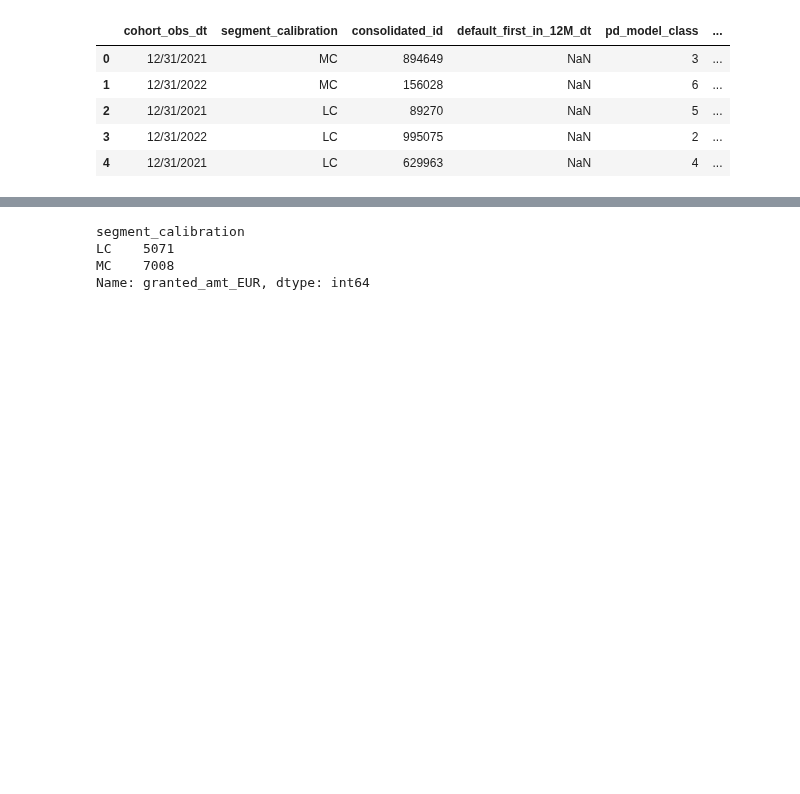
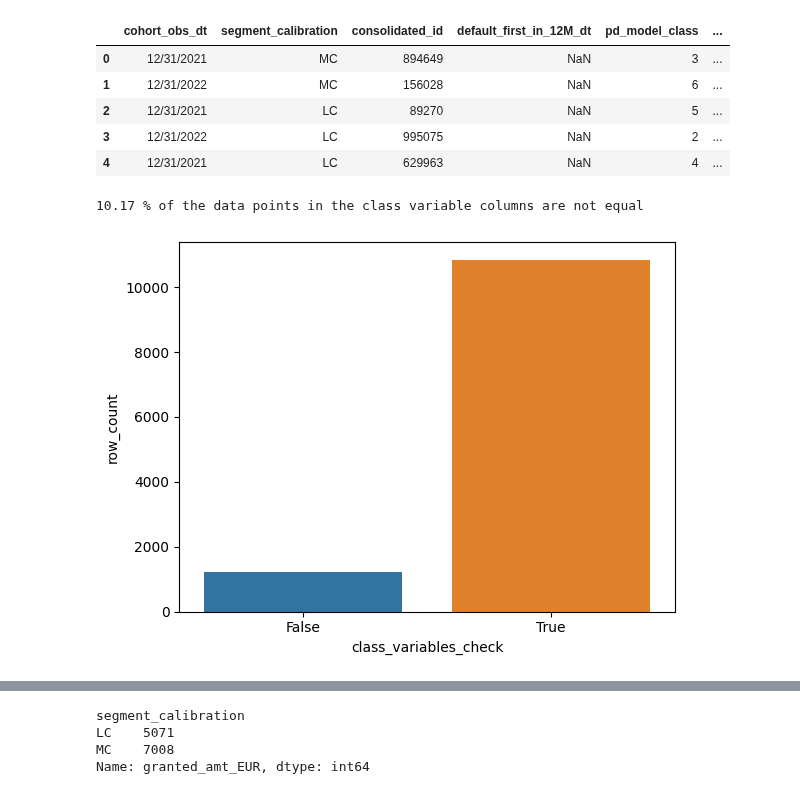
Before and after one commit to slavyolov/Algorithms, a Jupyter notebook: Statistics_assignment.ipynb, the cells around one changed output, grey strips where cells are left out. Drawn from its saved outputs; the diff is of its cells as text; code cells hidden in the pictures; blank space fills up the shorter version.

```diff
--- a/Statistics_assignment.ipynb
+++ b/Statistics_assignment.ipynb
@@ -53,3 +56,18 @@ df.head()
 | 2 | 12/31/2021 | LC | 89270 | NaN | 5 | ... |
 | 3 | 12/31/2022 | LC | 995075 | NaN | 2 | ... |
 | 4 | 12/31/2021 | LC | 629963 | NaN | 4 | ... |
+# %%
+# check pd_model_class and pd_decided_class equality
+df["class_variables_check"] = df["pd_model_class"] == df["pd_decided_class"]
+
+# We have two segments -> Therefore we must implement two homogenity test (1 for LC and 1 for MC)
+counts_model_class = df.groupby(['class_variables_check'])["Validation_sample"].count()
+counts_model_class = counts_model_class.reset_index()
+counts_model_class.columns = ["class_variables_check", "row_count"]
+
+sns.barplot(data=counts_model_class, x="class_variables_check", y="row_count")
+print(str(round((1228 / (1228+10851) * 100), 2)),
+      "% of the data points in the class variable columns are not equal") # 10% of the data is different
+# %% [output]
+10.17 % of the data points in the class variable columns are not equal
+[figure, added]
```
Also changed, not shown: parts of 26 cells of this notebook.
